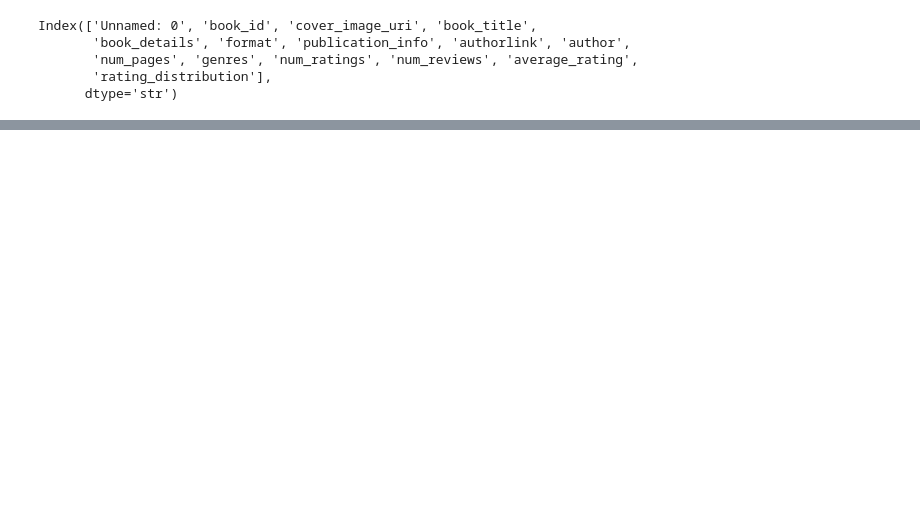
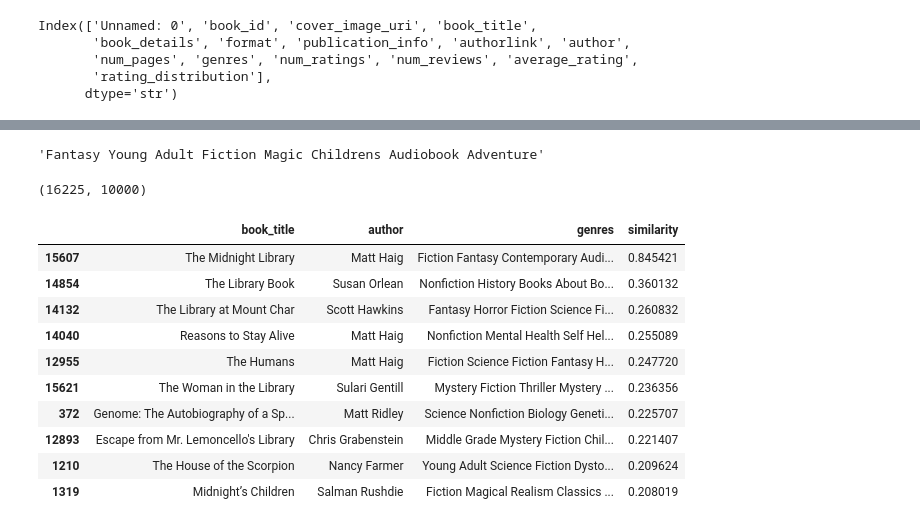
Before and after one commit to Sadam-Alvi/book-recommender, a Jupyter notebook: notebooks/app.ipynb, the cells around one changed output, grey strips where cells are left out. Saved outputs shown, nothing was run; the diff lists cells and outputs as text; code cells hidden in the pictures; blank space fills up the shorter version.

Commit message:
Addeed Book recommnedations

```diff
--- a/notebooks/app.ipynb
+++ b/notebooks/app.ipynb
@@ -312,4 +59,0 @@ df
-# %%
-df.drop(columns=['book_id',   'format',
-       'publication_info', 'authorlink' , 'num_pages',
-       'num_ratings', 'num_reviews', 'average_rating', 'rating_distribution'],inplace=True)
@@ -502,0 +132,4 @@ with open('similarity_matrix.pkl', 'wb') as f:
+# %%
+df['genres'][0]
+# %% [output]
+'Fantasy Young Adult Fiction Magic Childrens Audiobook Adventure'
@@ -502,0 +143,67 @@ with open('similarity_matrix.pkl', 'wb') as f:
+# %%
+from sklearn.feature_extraction.text import TfidfVectorizer
+
+tfidf = TfidfVectorizer(
+    stop_words='english',
+    ngram_range=(1, 2),
+    max_features=10000
+)
+
+matrix = tfidf.fit_transform(df['tags'])
+
+print(matrix.shape)
+# %% [output]
+(16225, 10000)
+# %%
+# from sklearn.metrics.pairwise import cosine_similarity
+
+# similarity_matrix = cosine_similarity(matrix)
+
+from sklearn.neighbors import NearestNeighbors
+
+knn = NearestNeighbors(n_neighbors=21, metric='cosine')
+knn.fit(matrix)
+
+distances, indices = knn.kneighbors(matrix)
+
+similarity_indices = indices[:, 1:]
+similarity_scores = 1 - distances[:, 1:]
+# %%
+def recommend_books(book_title, n=10):
+
+    matches = df.index[
+        df['book_title']
+        .fillna('')
+        .str.lower()
+        .eq(book_title.lower())
+    ].tolist()
+
+    if not matches:
+        return pd.DataFrame()
+
+    book_index = matches[0]
+
+    indices = similarity_indices[book_index][:n]
+    scores = similarity_scores[book_index][:n]
+
+    result = df.iloc[indices][
+        ['book_title', 'author', 'genres']
+    ].copy()
+
+    result['similarity'] = scores
+
+    return result
+# %%
+recommend_books('The Midnight Library')
+# %% [output]
+|  | book_title | author | genres | similarity |
+| 15607 | The Midnight Library | Matt Haig | Fiction Fantasy Contemporary Audi... | 0.845421 |
+| 14854 | The Library Book | Susan Orlean | Nonfiction History Books About Bo... | 0.360132 |
+| 14132 | The Library at Mount Char | Scott Hawkins | Fantasy Horror Fiction Science Fi... | 0.260832 |
+| 14040 | Reasons to Stay Alive | Matt Haig | Nonfiction Mental Health Self Hel... | 0.255089 |
+| 12955 | The Humans | Matt Haig | Fiction Science Fiction Fantasy H... | 0.247720 |
+| 15621 | The Woman in the Library | Sulari Gentill | Mystery Fiction Thriller Mystery ... | 0.236356 |
+| 372 | Genome: The Autobiography of a Sp... | Matt Ridley | Science Nonfiction Biology Geneti... | 0.225707 |
+| 12893 | Escape from Mr. Lemoncello's Library | Chris Grabenstein | Middle Grade Mystery Fiction Chil... | 0.221407 |
+| 1210 | The House of the Scorpion | Nancy Farmer | Young Adult Science Fiction Dysto... | 0.209624 |
+| 1319 | Midnight’s Children | Salman Rushdie | Fiction Magical Realism Classics ... | 0.208019 |
```
Also changed, not shown: parts of 56 cells of this notebook, 7 other files.
